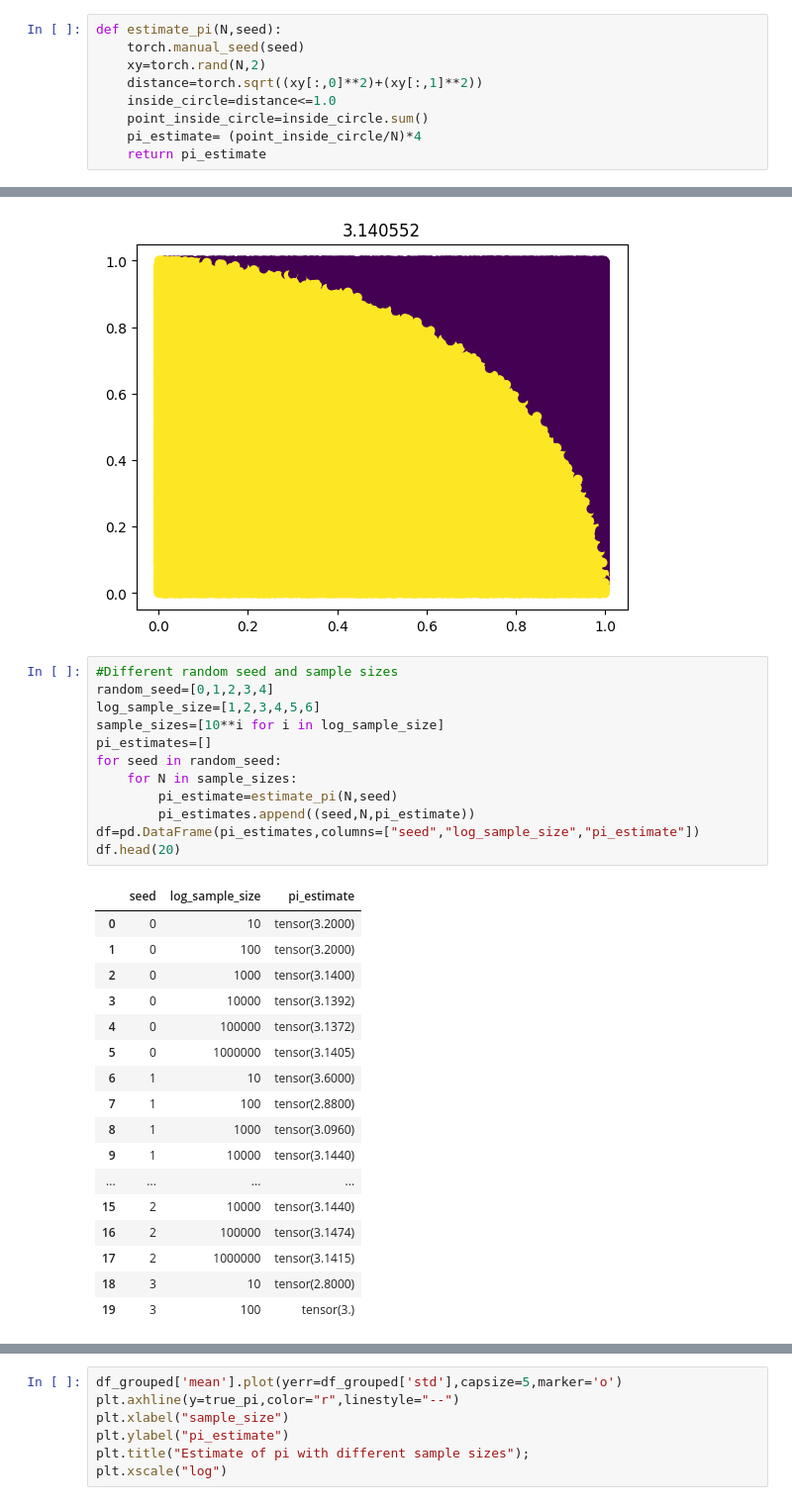
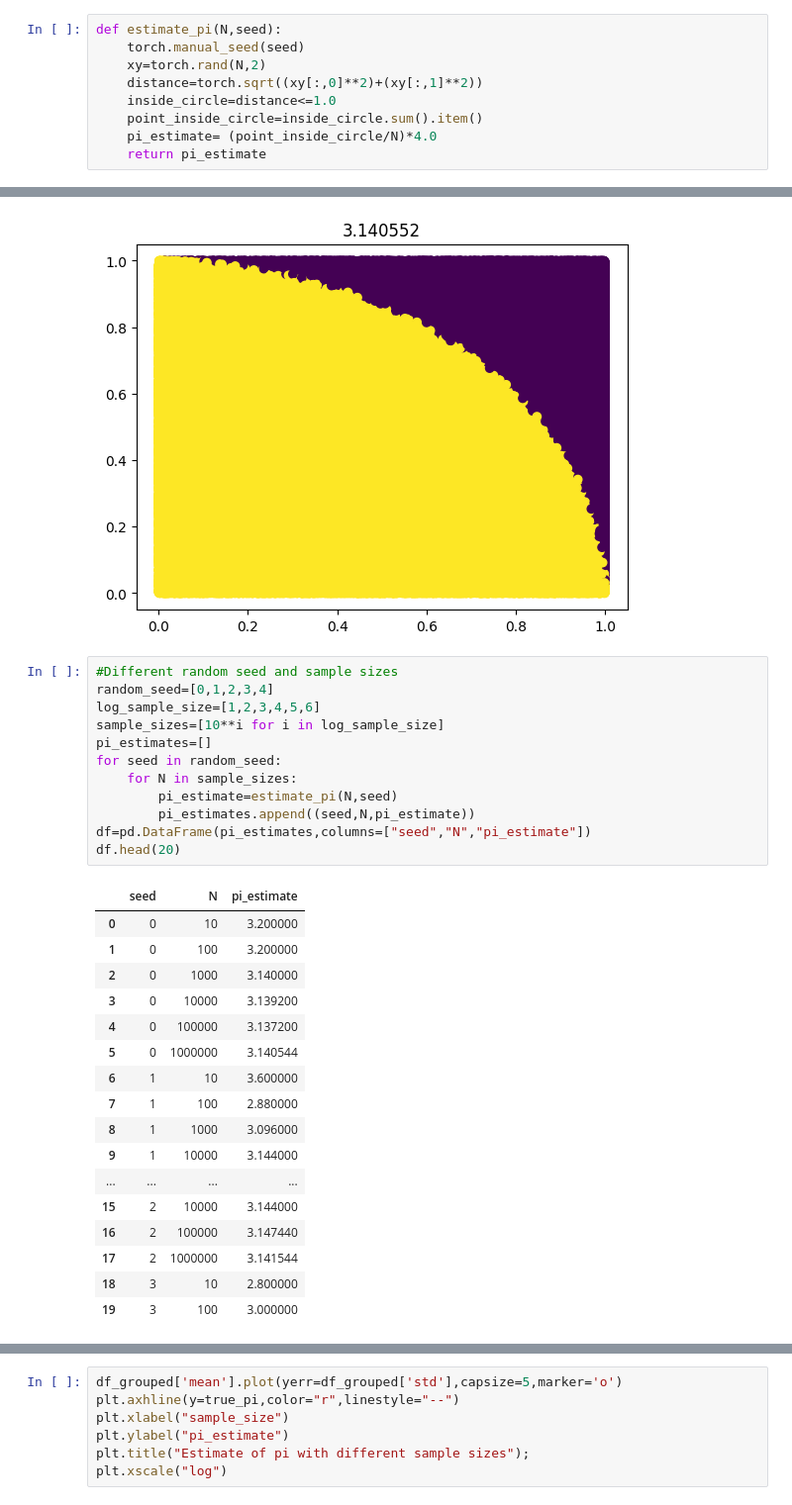
Before and after one commit to rishabh-mondal/Probabilistic-machine-learning, a Jupyter notebook: monte_carlo_sampling.ipynb, the cells around one changed output, grey strips where cells are left out. Shown: that part at 99% size. Cells and saved outputs as stored; diff of their text form.

```diff
--- a/monte_carlo_sampling.ipynb
+++ b/monte_carlo_sampling.ipynb
@@ -32,8 +32,8 @@ def estimate_pi(N,seed):
     xy=torch.rand(N,2)
     distance=torch.sqrt((xy[:,0]**2)+(xy[:,1]**2))
     inside_circle=distance<=1.0
-    point_inside_circle=inside_circle.sum()
-    pi_estimate= (point_inside_circle/N)*4
+    point_inside_circle=inside_circle.sum().item()
+    pi_estimate= (point_inside_circle/N)*4.0
     return pi_estimate
 # %%
 N=1000000
@@ -52,33 +52,33 @@ Text(0.5, 1.0, '3.140552')
 # %%
 #Different random seed and sample sizes
 random_seed=[0,1,2,3,4]
 log_sample_size=[1,2,3,4,5,6]
 sample_sizes=[10**i for i in log_sample_size]
 pi_estimates=[]
 for seed in random_seed:
     for N in sample_sizes:
         pi_estimate=estimate_pi(N,seed)
         pi_estimates.append((seed,N,pi_estimate))
-df=pd.DataFrame(pi_estimates,columns=["seed","log_sample_size","pi_estimate"])
+df=pd.DataFrame(pi_estimates,columns=["seed","N","pi_estimate"])
 df.head(20)
 # %% [output]
-|  | seed | log_sample_size | pi_estimate |
-| 0 | 0 | 10 | tensor(3.2000) |
-| 1 | 0 | 100 | tensor(3.2000) |
-| 2 | 0 | 1000 | tensor(3.1400) |
-| 3 | 0 | 10000 | tensor(3.1392) |
-| 4 | 0 | 100000 | tensor(3.1372) |
-| 5 | 0 | 1000000 | tensor(3.1405) |
-| 6 | 1 | 10 | tensor(3.6000) |
-| 7 | 1 | 100 | tensor(2.8800) |
-| 8 | 1 | 1000 | tensor(3.0960) |
-| 9 | 1 | 10000 | tensor(3.1440) |
+|  | seed | N | pi_estimate |
+| 0 | 0 | 10 | 3.200000 |
+| 1 | 0 | 100 | 3.200000 |
+| 2 | 0 | 1000 | 3.140000 |
+| 3 | 0 | 10000 | 3.139200 |
+| 4 | 0 | 100000 | 3.137200 |
+| 5 | 0 | 1000000 | 3.140544 |
+| 6 | 1 | 10 | 3.600000 |
+| 7 | 1 | 100 | 2.880000 |
+| 8 | 1 | 1000 | 3.096000 |
+| 9 | 1 | 10000 | 3.144000 |
 | ... | ... | ... | ... |
-| 15 | 2 | 10000 | tensor(3.1440) |
-| 16 | 2 | 100000 | tensor(3.1474) |
-| 17 | 2 | 1000000 | tensor(3.1415) |
-| 18 | 3 | 10 | tensor(2.8000) |
-| 19 | 3 | 100 | tensor(3.) |
+| 15 | 2 | 10000 | 3.144000 |
+| 16 | 2 | 100000 | 3.147440 |
+| 17 | 2 | 1000000 | 3.141544 |
+| 18 | 3 | 10 | 2.800000 |
+| 19 | 3 | 100 | 3.000000 |
 # %%
 df=pd.DataFrame(pi_estimates,columns=["seed","N","pi_estimate"])
 df_grouped=df.groupby("N").agg(["mean","std"])["pi_estimate"]
```
Also changed, not shown: parts of 3 cells of this notebook.
